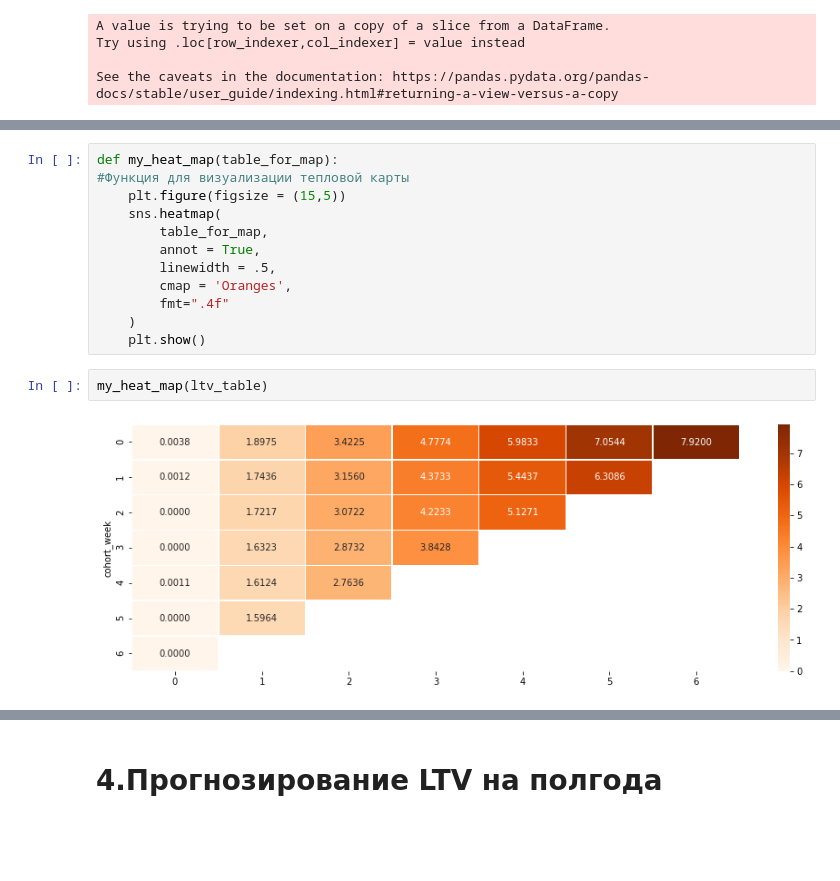
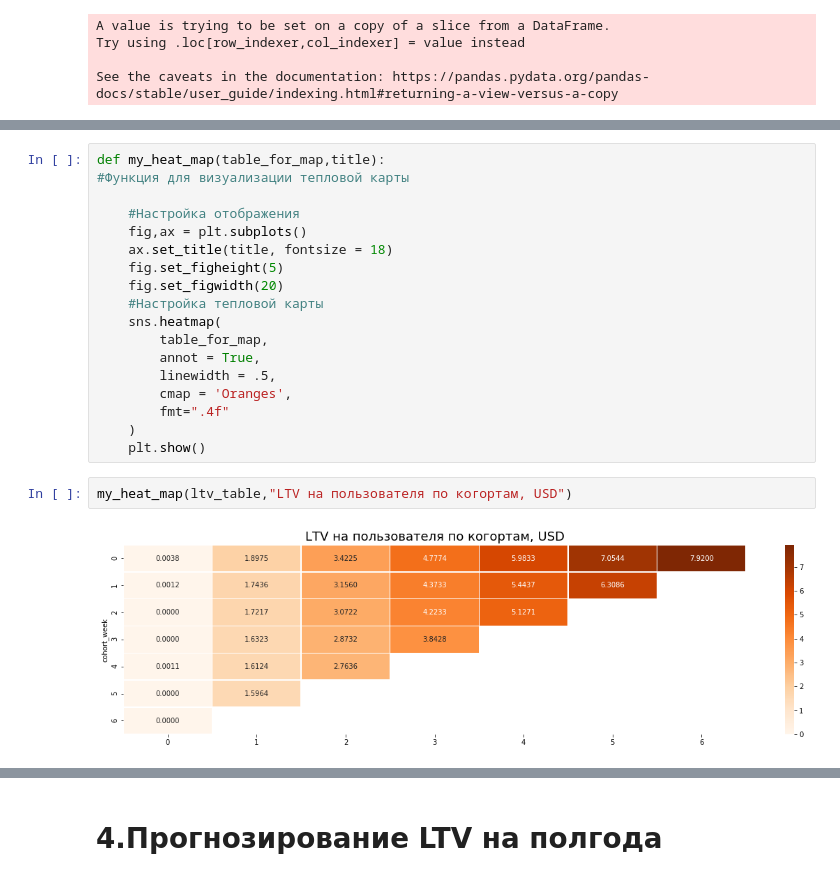
Before and after one commit to Triffonn/Test_task_kivork, a Jupyter notebook: Kivork_test.ipynb, the cells around one changed output, grey strips where cells are left out. Drawn from its saved outputs; the diff is of its cells as text; blank space fills up the shorter version.

```diff
--- a/Kivork_test.ipynb
+++ b/Kivork_test.ipynb
@@ -174,7 +180,13 @@ plt.show()
 # %%
-def my_heat_map(table_for_map):
+def my_heat_map(table_for_map,title):
 #Функция для визуализации тепловой карты
-    plt.figure(figsize = (15,5))
+
+    #Настройка отображения
+    fig,ax = plt.subplots()
+    ax.set_title(title, fontsize = 18)
+    fig.set_figheight(5)
+    fig.set_figwidth(20)
+    #Настройка тепловой карты
     sns.heatmap(
         table_for_map,
         annot = True,
@@ -183,10 +195,10 @@ def my_heat_map(table_for_map):
         fmt=".4f"
     )
     plt.show()
-# %%
-my_heat_map(ltv_table)
-# %% [output]
-[figure, removed]
+# %%
+my_heat_map(ltv_table,"LTV на пользователя по когортам, USD")
+# %% [output]
+[figure, added]
 # %% [markdown]
 <div class="alert alert-block alert-success"><span style="color:green">
 
```
Also changed, not shown: parts of 13 cells of this notebook, 1 other file.
